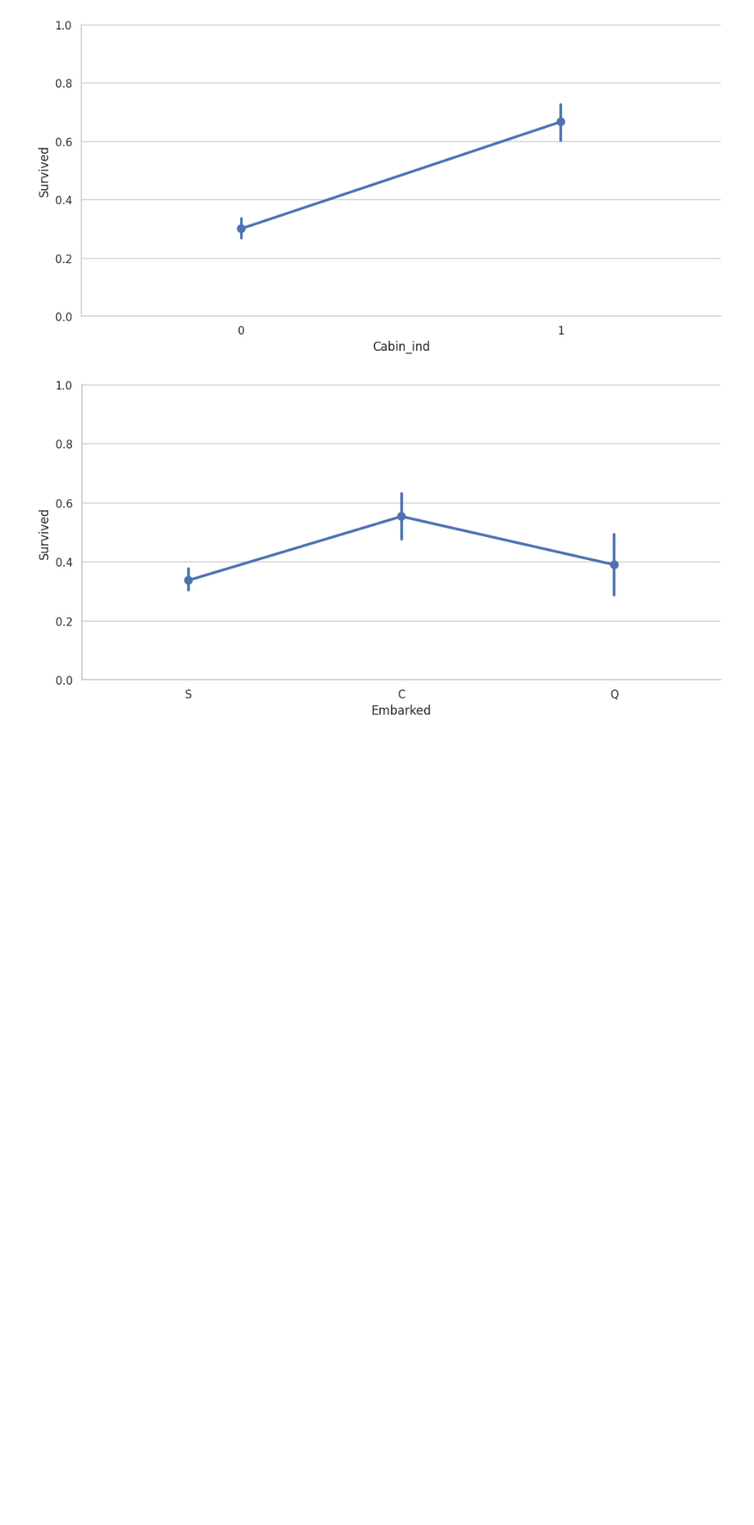
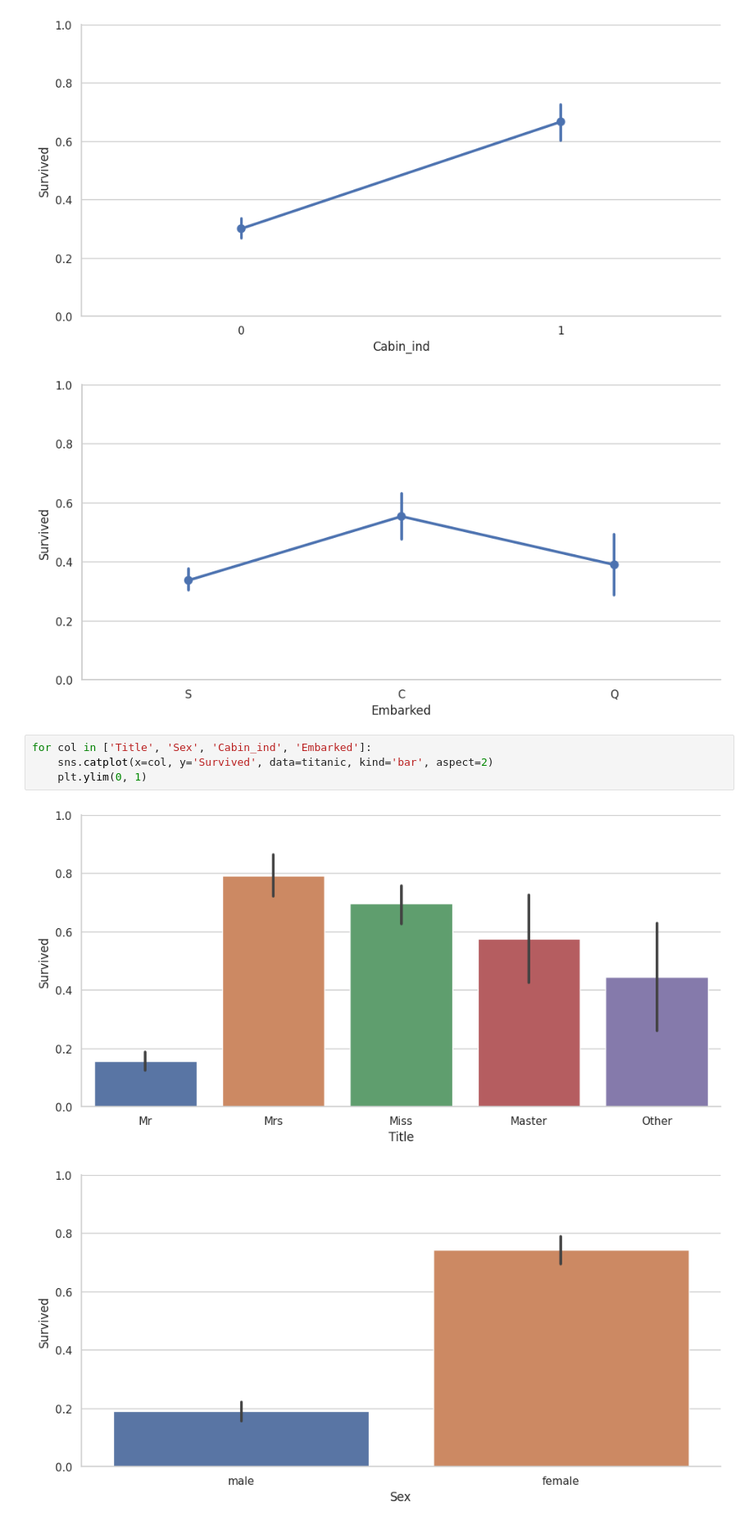
Before and after one commit to ArifAygun/Applied-Machine-Learning-Feature-Engineering, a Jupyter notebook: AA_AML_Feature_Engineering.ipynb, the cells around one changed output. Shown at 82% size. Cells and saved outputs as stored; diff of their text form; blank space fills up the shorter version.

```diff
--- a/AA_AML_Feature_Engineering.ipynb
+++ b/AA_AML_Feature_Engineering.ipynb
@@ -706,3 +705,10 @@ for col in ['Title', 'Sex', 'Cabin_ind', 'Embarked']:
 [figure]
 [figure]
 [figure]
+# %%
+for col in ['Title', 'Sex', 'Cabin_ind', 'Embarked']:
+    sns.catplot(x=col, y='Survived', data=titanic, kind='bar', aspect=2)
+    plt.ylim(0, 1)
+# %% [output]
+[figure, added]
+[figure, added]
```
Also changed, not shown: parts of 38 cells of this notebook.
